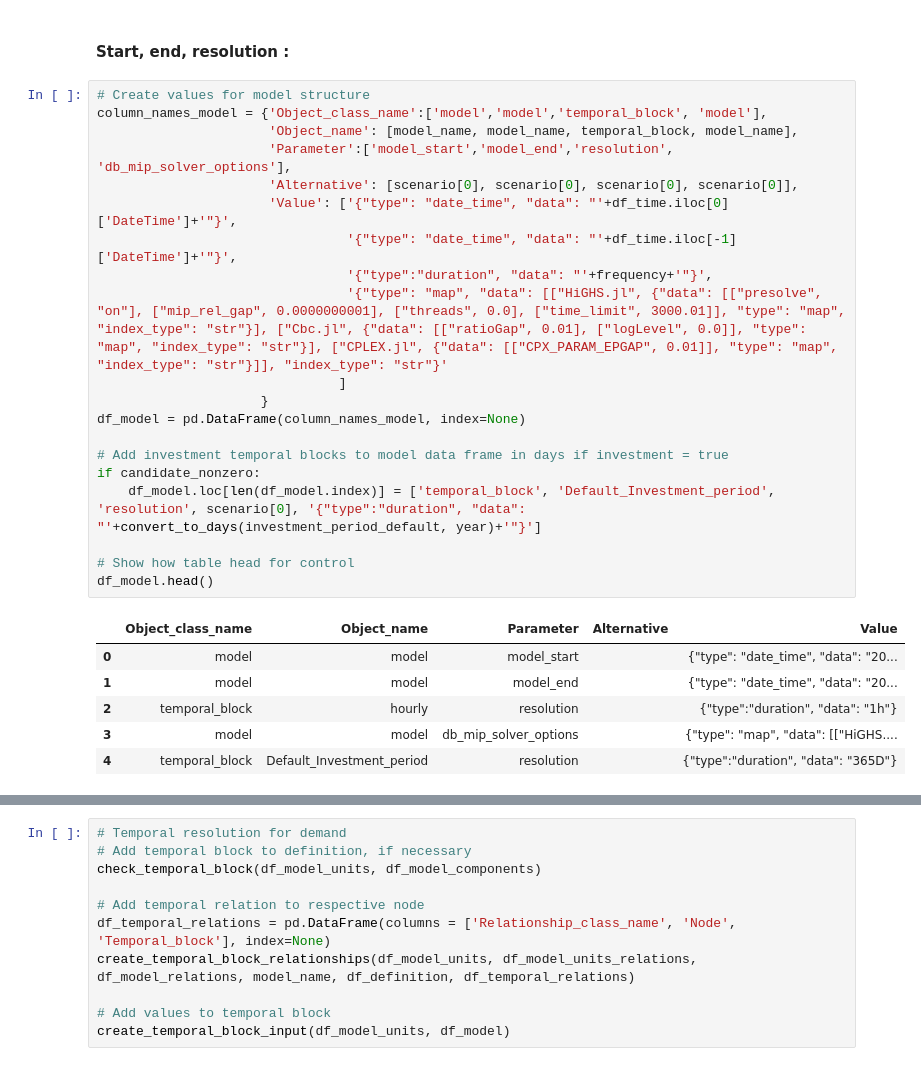
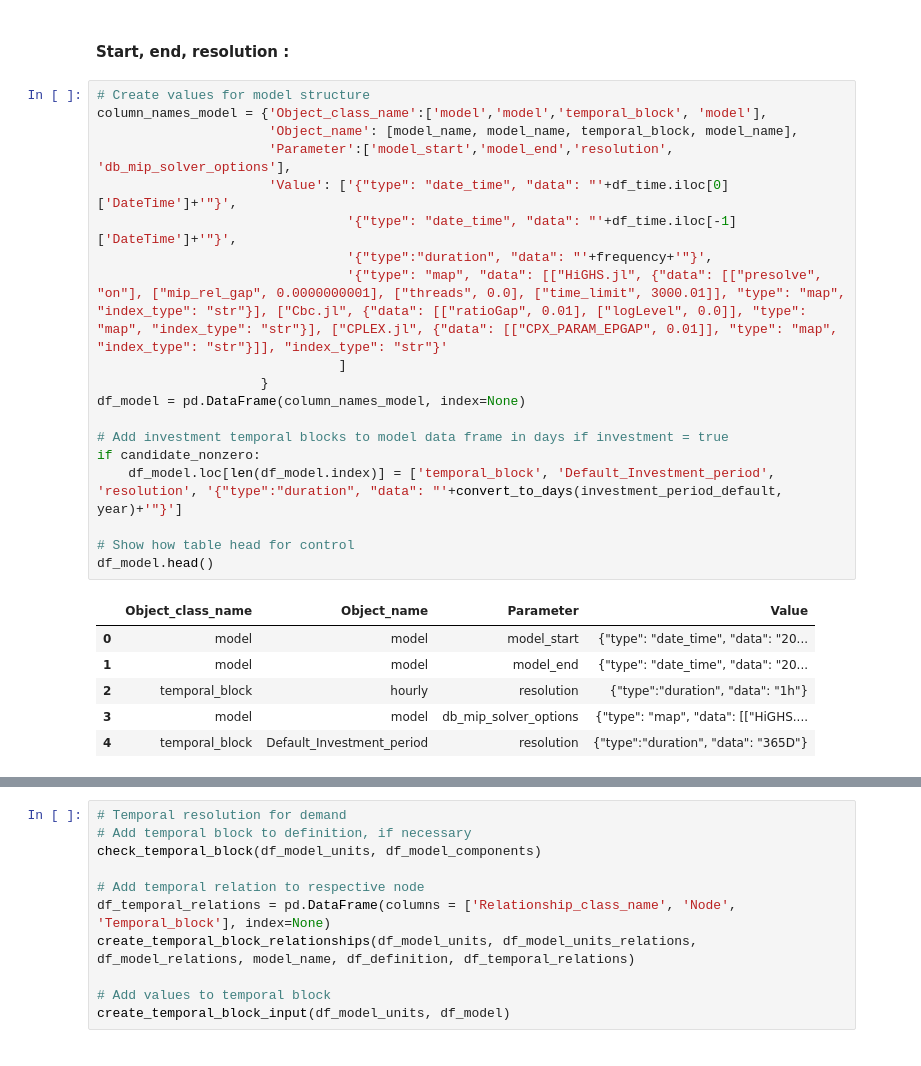
Before and after one commit to CSEI-EU/Nord_H2ub, a Jupyter notebook: spine_projects/01_input_data/00_functions/data_preparation_nord_h2ub_spine.ipynb, the cells around one changed output, grey strips where cells are left out. Drawn from its saved outputs; the diff is of its cells as text.

Commit message:
Fixed bug in model values

```diff
--- a/spine_projects/01_input_data/00_functions/data_preparation_nord_h2ub_spine.ipynb
+++ b/spine_projects/01_input_data/00_functions/data_preparation_nord_h2ub_spine.ipynb
@@ -1037,30 +1037,29 @@ df_model_relations.head()
 # %%
 # Create values for model structure
 column_names_model = {'Object_class_name':['model','model','temporal_block', 'model'],
                       'Object_name': [model_name, model_name, temporal_block, model_name],
                       'Parameter':['model_start','model_end','resolution', 'db_mip_solver_options'],
-                      'Alternative': [scenario[0], scenario[0], scenario[0], scenario[0]],
                       'Value': ['{"type": "date_time", "data": "'+df_time.iloc[0]['DateTime']+'"}',
                                 '{"type": "date_time", "data": "'+df_time.iloc[-1]['DateTime']+'"}',
                                 '{"type":"duration", "data": "'+frequency+'"}',
                                 '{"type": "map", "data": [["HiGHS.jl", {"data": [["presolve", "on"], ["mip_rel_gap", 0.0000000001], ["threads", 0.0], ["time_limit", 3000.01]], "type": "map", "index_type": "str"}], ["Cbc.jl", {"data": [["ratioGap", 0.01], ["logLevel", 0.0]], "type": "map", "index_type": "str"}], ["CPLEX.jl", {"data": [["CPX_PARAM_EPGAP", 0.01]], "type": "map", "index_type": "str"}]], "index_type": "str"}'
                                ]
                      }
 df_model = pd.DataFrame(column_names_model, index=None)
 
 # Add investment temporal blocks to model data frame in days if investment = true
 if candidate_nonzero:
-    df_model.loc[len(df_model.index)] = ['temporal_block', 'Default_Investment_period', 'resolution', scenario[0], '{"type":"duration", "data": "'+convert_to_days(investment_period_default, year)+'"}']
+    df_model.loc[len(df_model.index)] = ['temporal_block', 'Default_Investment_period', 'resolution', '{"type":"duration", "data": "'+convert_to_days(investment_period_default, year)+'"}']
 
 # Show how table head for control
 df_model.head()
 # %% [output]
-|  | Object_class_name | Object_name | Parameter | Alternative | Value |
-| 0 | model | model | model_start |  | {"type": "date_time", "data": "20... |
-| 1 | model | model | model_end |  | {"type": "date_time", "data": "20... |
-| 2 | temporal_block | hourly | resolution |  | {"type":"duration", "data": "1h"} |
-| 3 | model | model | db_mip_solver_options |  | {"type": "map", "data": [["HiGHS.... |
-| 4 | temporal_block | Default_Investment_period | resolution |  | {"type":"duration", "data": "365D"} |
+|  | Object_class_name | Object_name | Parameter | Value |
+| 0 | model | model | model_start | {"type": "date_time", "data": "20... |
+| 1 | model | model | model_end | {"type": "date_time", "data": "20... |
+| 2 | temporal_block | hourly | resolution | {"type":"duration", "data": "1h"} |
+| 3 | model | model | db_mip_solver_options | {"type": "map", "data": [["HiGHS.... |
+| 4 | temporal_block | Default_Investment_period | resolution | {"type":"duration", "data": "365D"} |
 # %%
 # Add information in case roll forward is used
 if roll_forward_use:
```
Also changed, not shown: parts of 3 cells of this notebook, 4 other files.
